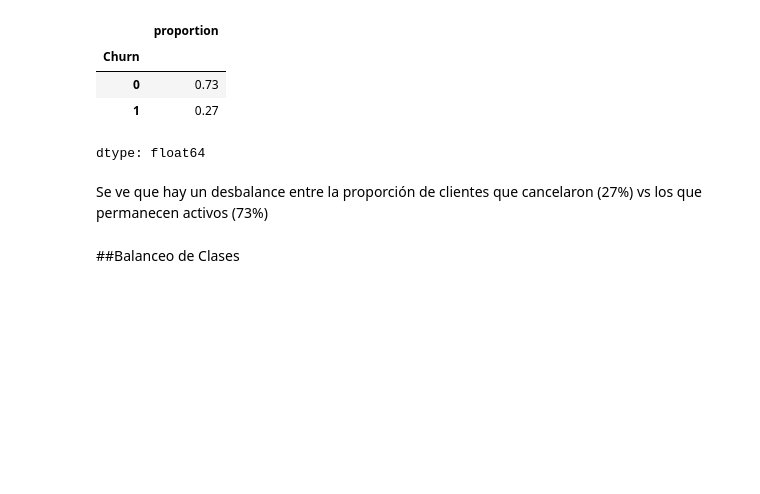
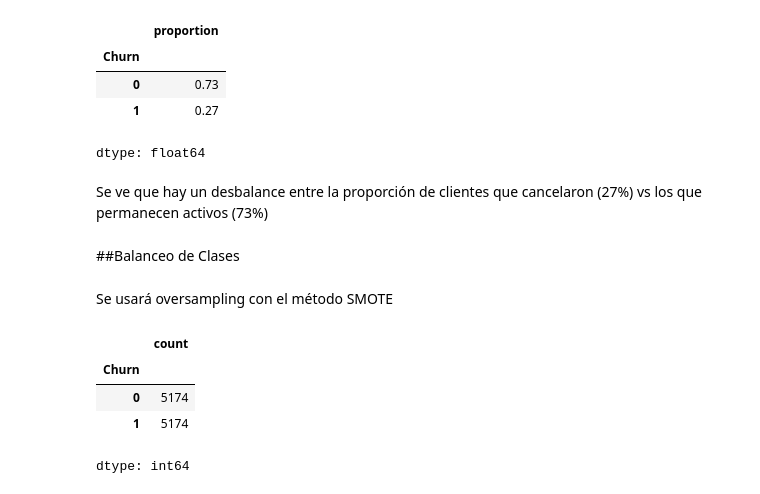
Before and after one commit to Fvargasv/Challenge-Telecom-X-Parte-2, a Jupyter notebook: Telecom_X_parte_2.ipynb, the cells around one changed output. Drawn from its saved outputs; the diff is of its cells as text; code cells hidden in the pictures; blank space fills up the shorter version.

```diff
--- a/Telecom_X_parte_2.ipynb
+++ b/Telecom_X_parte_2.ipynb
@@ -139,0 +177,3 @@ pd.DataFrame(X, columns=one_hot.get_feature_names_out(columnas)) #la transformac
+# %%
+X['remainder__Charges_Total'] = X['remainder__Charges_Total'].fillna(X['remainder__Charges_Total'].mean())
+X.info()
@@ -159,3 +217,5 @@ dtype: float64
 Se ve que hay un desbalance entre la proporción de clientes que cancelaron (27%) vs los que permanecen activos (73%)
 # %% [markdown]
 ##Balanceo de Clases
+# %% [markdown]
+Se usará oversampling con el método SMOTE
@@ -161,0 +224,11 @@ Se ve que hay un desbalance entre la proporción de clientes que cancelaron (27%
+# %%
+oversampling = SMOTE()
+x_balanceada, y_balanceada = oversampling.fit_resample(X,y)
+# %%
+y_balanceada.value_counts()
+# %% [output]
+|  | count |
+| Churn |  |
+| 0 | 5174 |
+| 1 | 5174 |
+dtype: int64
```
Also changed, not shown: parts of 6 cells of this notebook.
